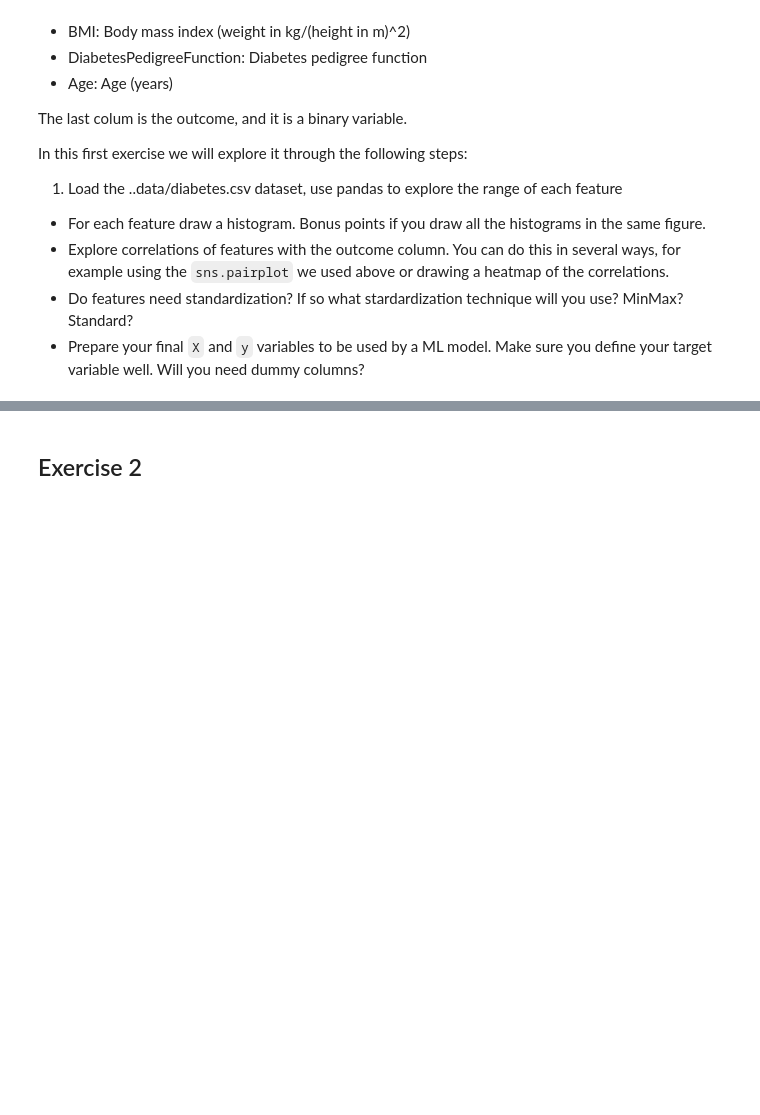
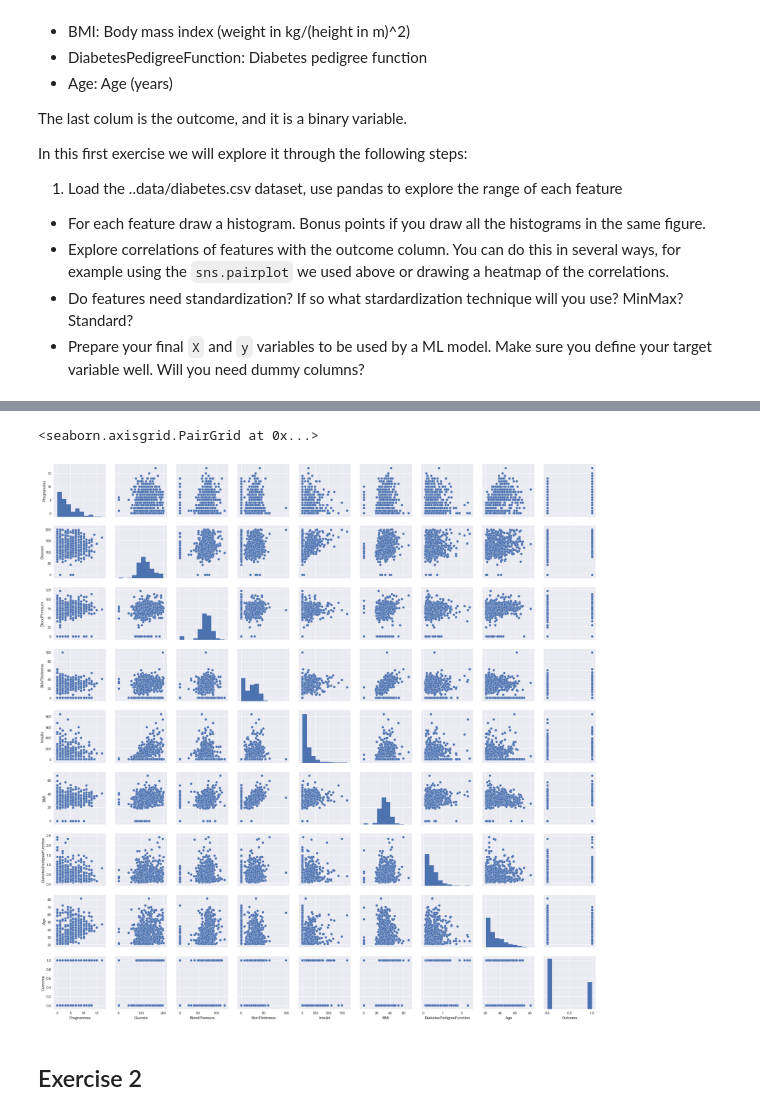
Before and after one commit to paul-ylz/zero_to_deep_learning_udemy, a Jupyter notebook: course/4 Deep Learning Intro.ipynb, the cells around one changed output, grey strips where cells are left out. Cells and saved outputs as stored; diff of their text form; code cells hidden in the pictures; blank space fills up the shorter version.

```diff
--- a/course/4 Deep Learning Intro.ipynb
+++ b/course/4 Deep Learning Intro.ipynb
@@ -185,0 +303,5 @@ In this first exercise we will explore it through the following steps:
+# %%
+sns.pairplot(df)
+# %% [output]
+<seaborn.axisgrid.PairGrid at 0x...>
+[figure, added]
```
Also changed, not shown: parts of 27 cells of this notebook, 1 other file.
